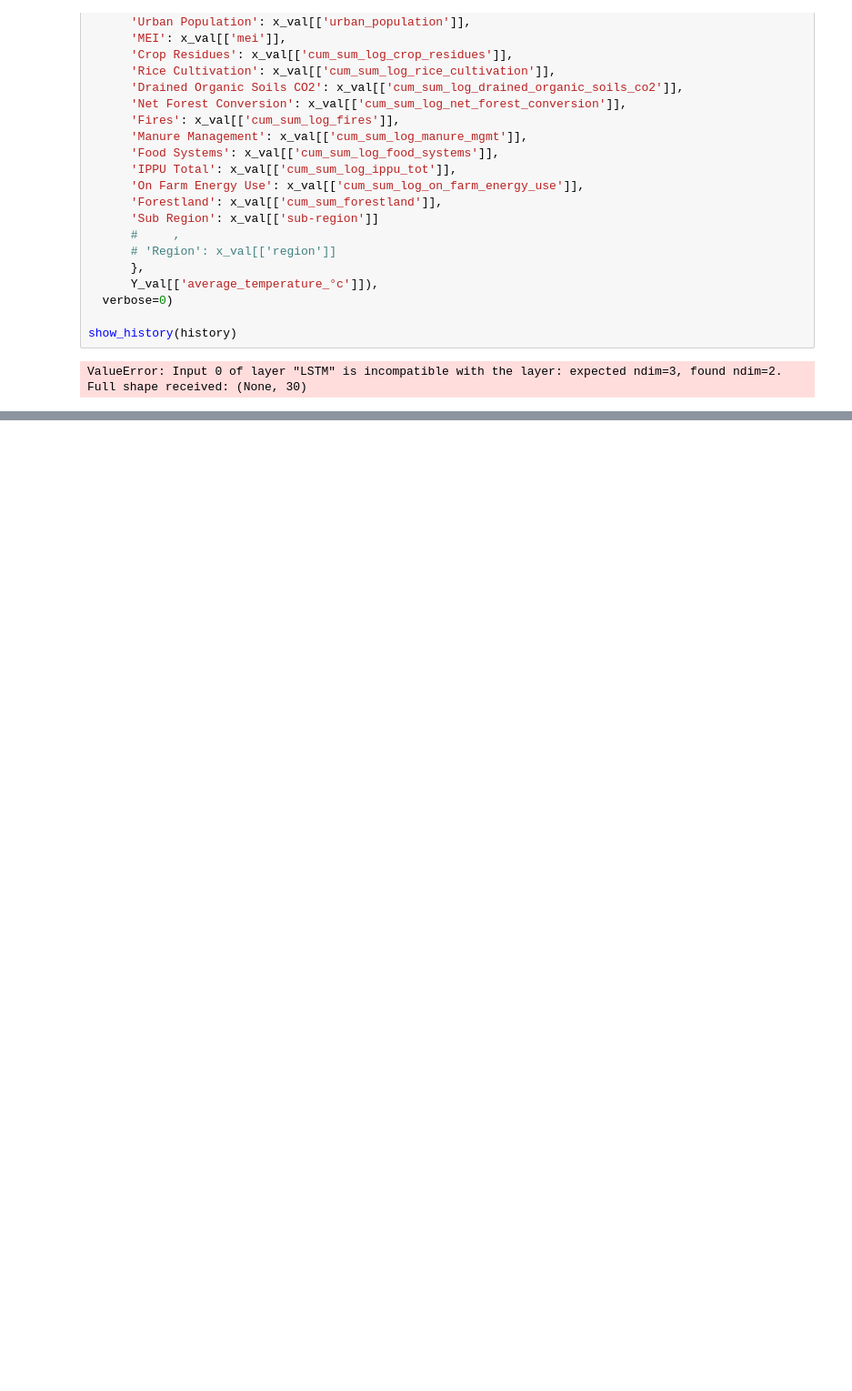
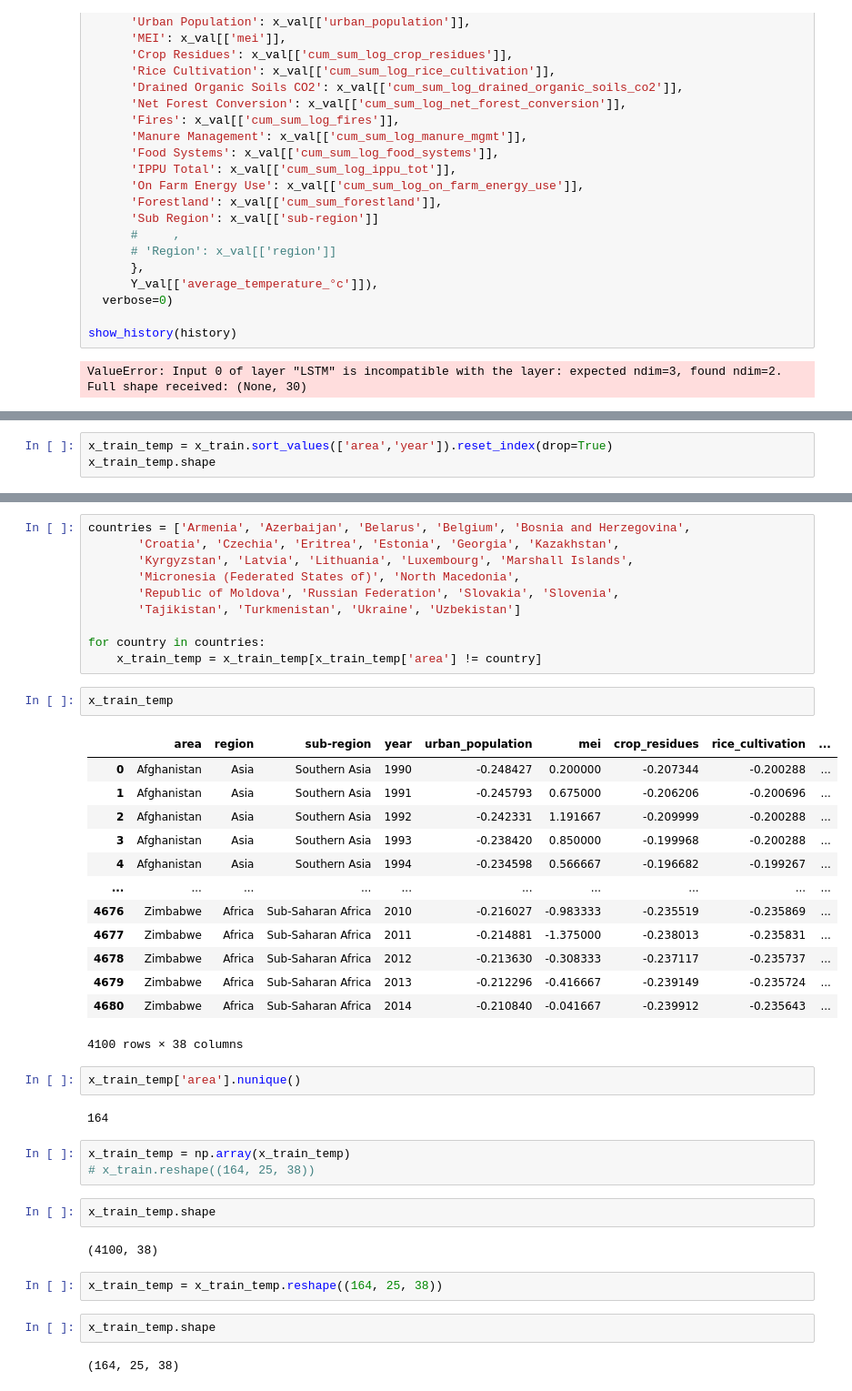
Before and after one commit to fayesimone/agriculture_emissions_prediction, a Jupyter notebook: Model_Building.ipynb, the cells around one changed output, grey strips where cells are left out. Shown at 91% size. Drawn from its saved outputs; the diff is of its cells as text; blank space fills up the shorter version.

```diff
--- a/Model_Building.ipynb
+++ b/Model_Building.ipynb
@@ -1238,0 +1332,3 @@ ValueError: Input 0 of layer "LSTM" is incompatible with the layer: expected ndi
+# %%
+x_train_temp = x_train.sort_values(['area','year']).reset_index(drop=True)
+x_train_temp.shape
@@ -1238,0 +1360,43 @@ ValueError: Input 0 of layer "LSTM" is incompatible with the layer: expected ndi
+# %%
+countries = ['Armenia', 'Azerbaijan', 'Belarus', 'Belgium', 'Bosnia and Herzegovina',
+       'Croatia', 'Czechia', 'Eritrea', 'Estonia', 'Georgia', 'Kazakhstan',
+       'Kyrgyzstan', 'Latvia', 'Lithuania', 'Luxembourg', 'Marshall Islands',
+       'Micronesia (Federated States of)', 'North Macedonia',
+       'Republic of Moldova', 'Russian Federation', 'Slovakia', 'Slovenia',
+       'Tajikistan', 'Turkmenistan', 'Ukraine', 'Uzbekistan']
+
+for country in countries:
+    x_train_temp = x_train_temp[x_train_temp['area'] != country]
+# %%
+x_train_temp
+# %% [output]
+|  | area | region | sub-region | year | urban_population | mei | crop_residues | rice_cultivation | ... |
+| 0 | Afghanistan | Asia | Southern Asia | 1990 | -0.248427 | 0.200000 | -0.207344 | -0.200288 | ... |
+| 1 | Afghanistan | Asia | Southern Asia | 1991 | -0.245793 | 0.675000 | -0.206206 | -0.200696 | ... |
+| 2 | Afghanistan | Asia | Southern Asia | 1992 | -0.242331 | 1.191667 | -0.209999 | -0.200288 | ... |
+| 3 | Afghanistan | Asia | Southern Asia | 1993 | -0.238420 | 0.850000 | -0.199968 | -0.200288 | ... |
+| 4 | Afghanistan | Asia | Southern Asia | 1994 | -0.234598 | 0.566667 | -0.196682 | -0.199267 | ... |
+| ... | ... | ... | ... | ... | ... | ... | ... | ... | ... |
+| 4676 | Zimbabwe | Africa | Sub-Saharan Africa | 2010 | -0.216027 | -0.983333 | -0.235519 | -0.235869 | ... |
+| 4677 | Zimbabwe | Africa | Sub-Saharan Africa | 2011 | -0.214881 | -1.375000 | -0.238013 | -0.235831 | ... |
+| 4678 | Zimbabwe | Africa | Sub-Saharan Africa | 2012 | -0.213630 | -0.308333 | -0.237117 | -0.235737 | ... |
+| 4679 | Zimbabwe | Africa | Sub-Saharan Africa | 2013 | -0.212296 | -0.416667 | -0.239149 | -0.235724 | ... |
+| 4680 | Zimbabwe | Africa | Sub-Saharan Africa | 2014 | -0.210840 | -0.041667 | -0.239912 | -0.235643 | ... |
+4100 rows × 38 columns
+# %%
+x_train_temp['area'].nunique()
+# %% [output]
+164
+# %%
+x_train_temp = np.array(x_train_temp)
+# x_train.reshape((164, 25, 38))
+# %%
+x_train_temp.shape
+# %% [output]
+(4100, 38)
+# %%
+x_train_temp = x_train_temp.reshape((164, 25, 38))
+# %%
+x_train_temp.shape
+# %% [output]
+(164, 25, 38)
```
Also changed, not shown: parts of 14 cells of this notebook.
